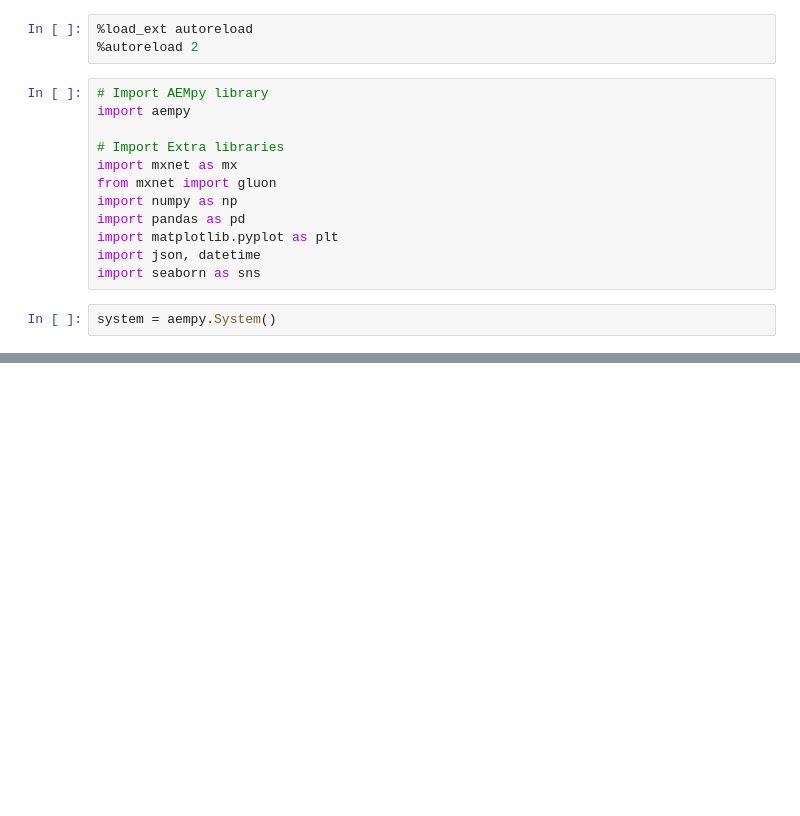
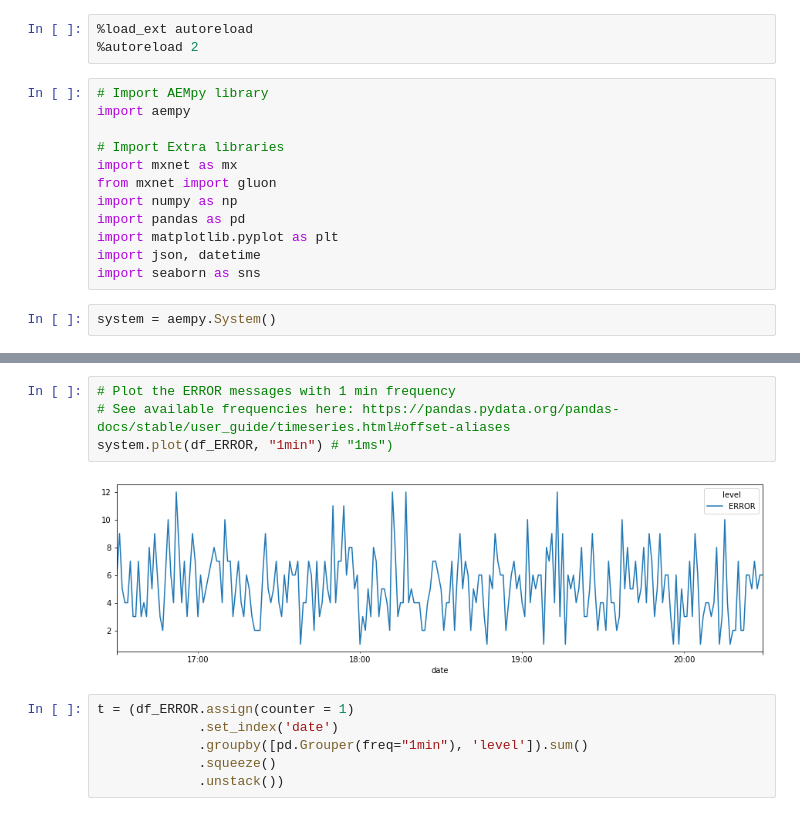
Before and after one commit to OdysseeT/aempy, a Jupyter notebook: examples/AEMpy - Request prediction.ipynb, the cells around one changed output, grey strips where cells are left out. Cells and saved outputs as stored; diff of their text form; blank space fills up the shorter version.

```diff
--- a/examples/AEMpy - Request prediction.ipynb
+++ b/examples/AEMpy - Request prediction.ipynb
@@ -180,0 +76,12 @@ sns.lineplot(data=dfErrors, x='date', y='Level')
+# %%
+# Plot the ERROR messages with 1 min frequency
+# See available frequencies here: https://pandas.pydata.org/pandas-docs/stable/user_guide/timeseries.html#offset-aliases
+system.plot(df_ERROR, "1min") # "1ms")
+# %% [output]
+[figure, added]
+# %%
+t = (df_ERROR.assign(counter = 1)
+             .set_index('date')
+             .groupby([pd.Grouper(freq="1min"), 'level']).sum()
+             .squeeze()
+             .unstack())
```
Also changed, not shown: parts of 44 cells of this notebook, 4 other files.
